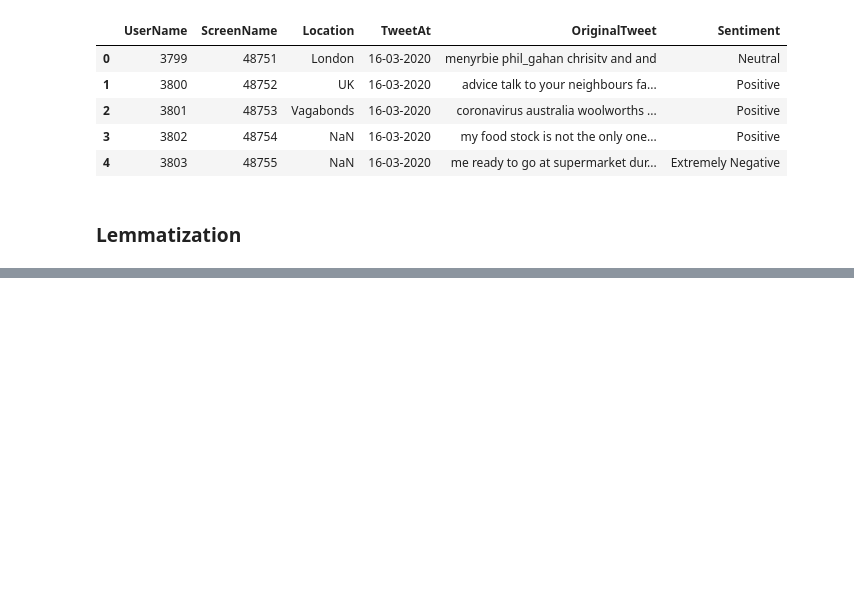
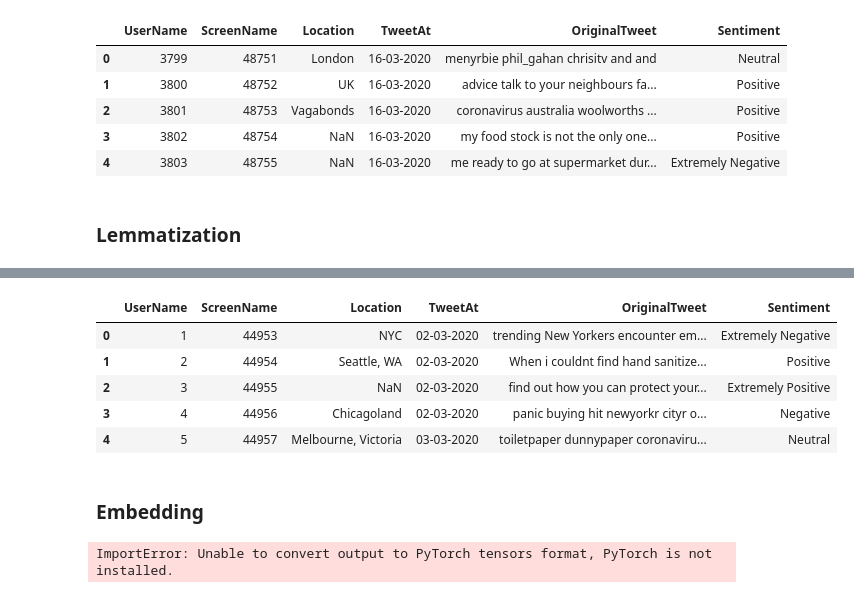
Before and after one commit to lucasjsbarbosa/nlp_analise_sentimento_covid_tweets, a Jupyter notebook: analise_sentimento_covid_tweets.ipynb, the cells around one changed output, grey strips where cells are left out. Cells and saved outputs as stored; diff of their text form; code cells hidden in the pictures; blank space fills up the shorter version.

```diff
--- a/analise_sentimento_covid_tweets.ipynb
+++ b/analise_sentimento_covid_tweets.ipynb
@@ -69,2 +91,17 @@ train['OriginalTweet'] = train['OriginalTweet'].apply(lemmatization)
 # %%
 test['OriginalTweet'] = test['OriginalTweet'].apply(lemmatization)
+# %%
+test.head()
+# %% [output]
+|  | UserName | ScreenName | Location | TweetAt | OriginalTweet | Sentiment |
+| 0 | 1 | 44953 | NYC | 02-03-2020 | trending New Yorkers encounter em... | Extremely Negative |
+| 1 | 2 | 44954 | Seattle, WA | 02-03-2020 | When i couldnt find hand sanitize... | Positive |
+| 2 | 3 | 44955 | NaN | 02-03-2020 | find out how you can protect your... | Extremely Positive |
+| 3 | 4 | 44956 | Chicagoland | 02-03-2020 | panic buying hit newyorkr cityr o... | Negative |
+| 4 | 5 | 44957 | Melbourne, Victoria | 03-03-2020 | toiletpaper dunnypaper coronaviru... | Neutral |
+# %% [markdown]
+### Embedding
+# %%
+train['OriginalTweet'] = train['OriginalTweet'].apply(embedding)
+# %% [output]
+ImportError: Unable to convert output to PyTorch tensors format, PyTorch is not installed.
```
Also changed, not shown: parts of 4 cells of this notebook, 1 other file.
